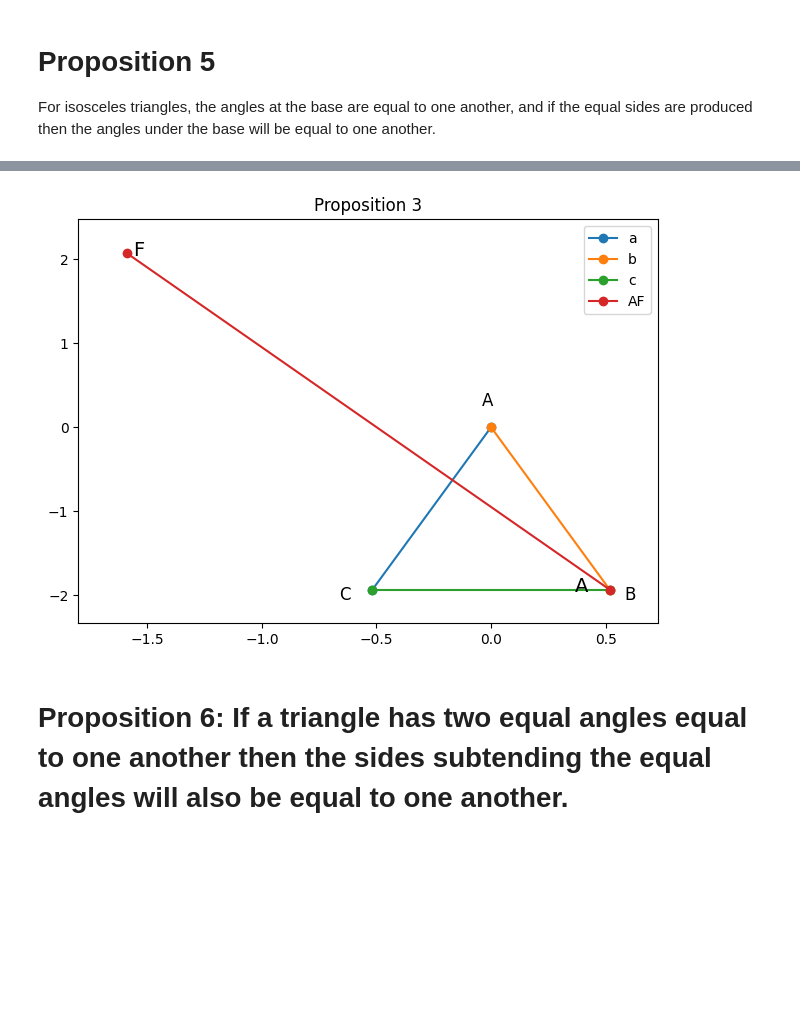
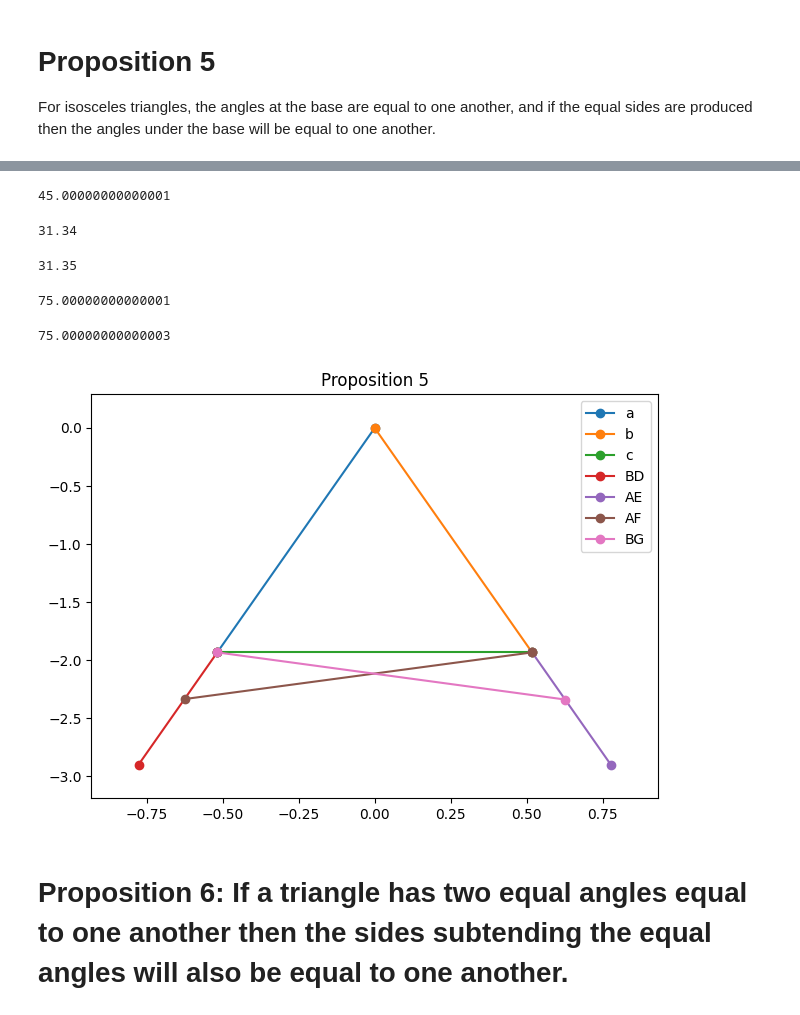
Before and after one commit to jon-bown/euclid, a Jupyter notebook: euclid_s_elements_book_1_prop_1_20.ipynb, the cells around one changed output, grey strips where cells are left out. Cells and saved outputs as stored; diff of their text form; code cells hidden in the pictures; blank space fills up the shorter version.

Commit message:
Working through problems with floating point precision

```diff
--- a/euclid_s_elements_book_1_prop_1_20.ipynb
+++ b/euclid_s_elements_book_1_prop_1_20.ipynb
@@ -289,7 +321,7 @@ def angle_btw_lines(L1, L2):
     cos_angle = np.dot(v1, v2) / (np.linalg.norm(v1) * np.linalg.norm(v2))
     angle = np.arccos(np.clip(cos_angle, -1, 1))
 
-    return round(np.degrees(angle), 2)
+    return np.degrees(angle)
 # %%
 # Validity of Triangle given sides
 # SRC: https://www.codesansar.com/python-programming-examples/check-validity-triangle-given-sides.htm
@@ -681,19 +718,41 @@ ABC.c == DEF.c, The very thing it was required to do
 # Proposition 5
 
 For isosceles triangles, the angles at the base are equal to one another, and if the equal sides are produced then the angles under the base will be equal to one another.
+# %%
+def extend_line(A, B, extension_length):
+    # Calculate the line segment vector (B - A)
+    line_vector = np.array([B.x - A.x, B.y - A.y])
+
+    # Calculate the unit vector of the line segment direction
+    unit_vector = line_vector / np.linalg.norm(line_vector)
+
+    # Multiply the unit vector by the extension length
+    extension_vector = unit_vector * extension_length
+
+    # Add the extension vector to the endpoint of the line segment (B)
+    D_x = B.x + extension_vector[0]
+    D_y = B.y + extension_vector[1]
+
+    return Point2E(D_x, D_y)
 # %%
-#Let ABC be an isosceles triangle having AB equal to AC
+#In this notebook, Triangles are names BCA because the point C is at the top when the object is built. The language has been adjusted accordingly
+#Let BCA be an isosceles triangle having CB equal to CA
 ABC = Triangle.SAS(2, 30.0, 2)
-#Let straight-lines BD and CE have been produced in a straight-line with AB, AC
-D = ABC.B - 6*ABC.b.v.__truediv__(ABC.b.v.__abs__())
-E = ABC.C + 6*ABC.a.v.__truediv__(ABC.a.v.__abs__())
+#Let straight-lines BD and AE have been produced in a straight-line with CB, CA
+D = extend_line(ABC.C, ABC.B, 1)
+E = extend_line(ABC.C, ABC.A, 1)
 BD = Line2E(ABC.B, D)
+AE = Line2E(ABC.A, E)
+#Reference for line CE
 CE = Line2E(ABC.C, E)
-AE = Line2E(ABC.A, E)
 #Let point F be taken at random on BD
 F = BD.random_point()
+#Let lines AF, CF connect points A, C to F
 AF = Line2E(ABC.A, F)
-#Let AG have been cut off from the greater AE equal to AF
-AG = prop_3(AF, AE)
-#Let straight-lines FC and GB have been joined
-#CF = Line2E(ABC.C, F)
+CF = Line2E(ABC.C, F)
+#Let CG have been cut off from the greater CE equal to CF
+CG = prop_3(CF, CE)
+BG = Line2E(ABC.B, CG.p2)
+#Check Angles
+
+prop5_cond = ABC.alpha == ABC.beta and np.angle
@@ -704,7 +763,27 @@ Line2(<0.52, -1.93> + u<-2.04, 3.88>)
+# %%
+angle_btw_lines(ABC.b, ABC.a)
+# %% [output]
+45.00000000000001
+# %%
+round()
+# %% [output]
+31.34
+# %%
+round(angle_btw_lines(ABC.c, AF), 2)
+# %% [output]
+31.35
+# %%
+ABC.alpha
+# %% [output]
+75.00000000000001
+# %%
+ABC.beta
+# %% [output]
+75.00000000000003
 # %%
-plot_2d([ABC, AF], ['ABC','AF'], colors=['red', 'blue'], title='Proposition 3')
+plot_2d([ABC, BD, AE, AF, BG], ['ABC','BD', 'AE', 'AF', 'BG'], colors=['red', 'blue', 'cyan'], title='Proposition 5', annotate=False)
 # %% [output]
-[figure, old version]
+[figure, new version]
 # %% [markdown]
 # Proposition 6: If a triangle has two equal angles equal to one another then the sides subtending the equal angles will also be equal to one another.
 # %% [markdown]
```
Also changed, not shown: parts of 11 cells of this notebook.
